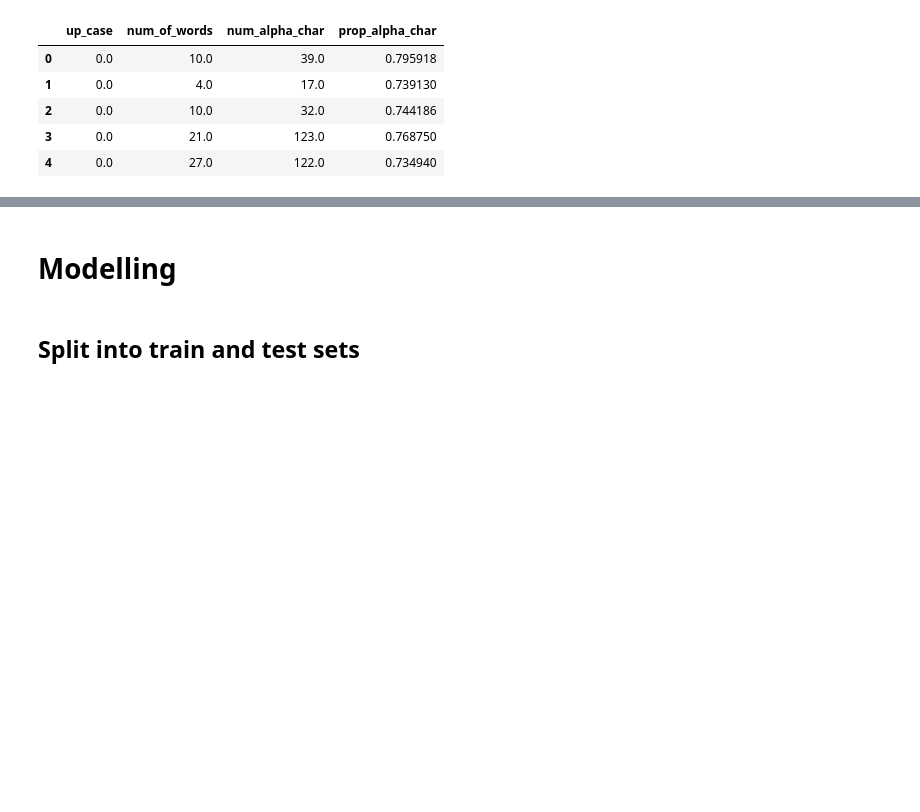
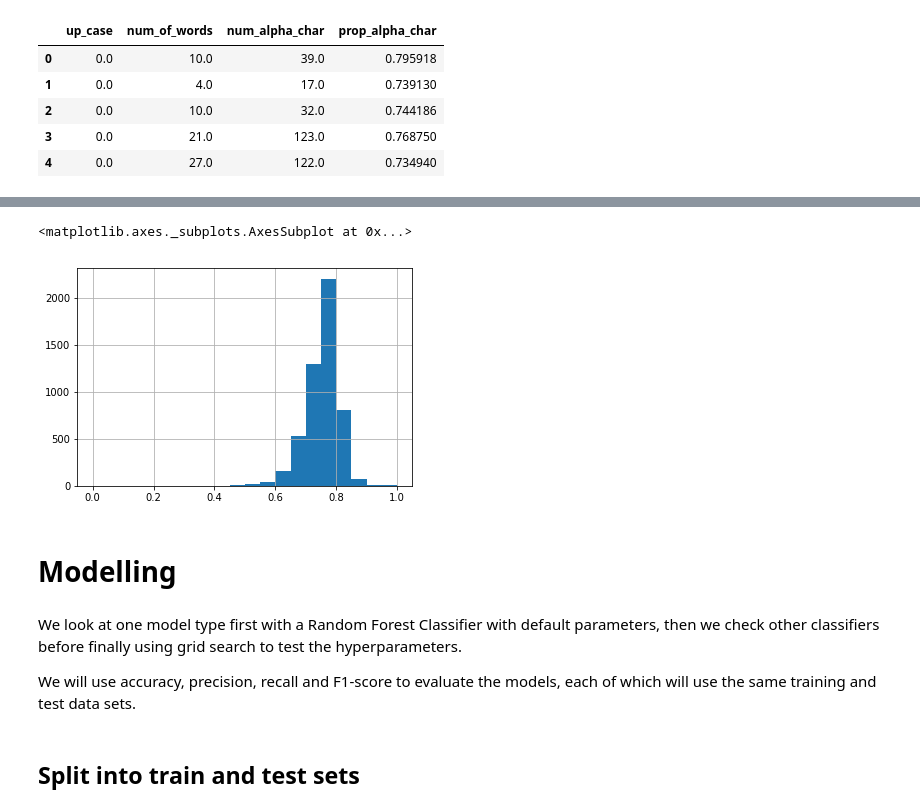
Before and after one commit to docju/capstone2, a Jupyter notebook: Capstone2.ipynb, the cells around one changed output, grey strips where cells are left out. Cells and saved outputs as stored; diff of their text form; code cells hidden in the pictures; blank space fills up the shorter version.

```diff
--- a/Capstone2.ipynb
+++ b/Capstone2.ipynb
@@ -322,5 +407,14 @@ test_transformed.head()
+# %%
+test_transformed['prop_alpha_char'].hist(bins=20)
+# %% [output]
+<matplotlib.axes._subplots.AxesSubplot at 0x...>
+[figure, added]
 # %% [markdown]
 # Modelling
+# %% [markdown]
+We look at one model type first with a Random Forest Classifier with default parameters, then we check other classifiers before finally using grid search to test the hyperparameters.
+
+We will use accuracy, precision, recall and F1-score to evaluate the models, each of which will use the same training and test data sets.
 # %% [markdown]
 ## Split into train and test sets
 # %%
```
Also changed, not shown: parts of 71 cells of this notebook.
